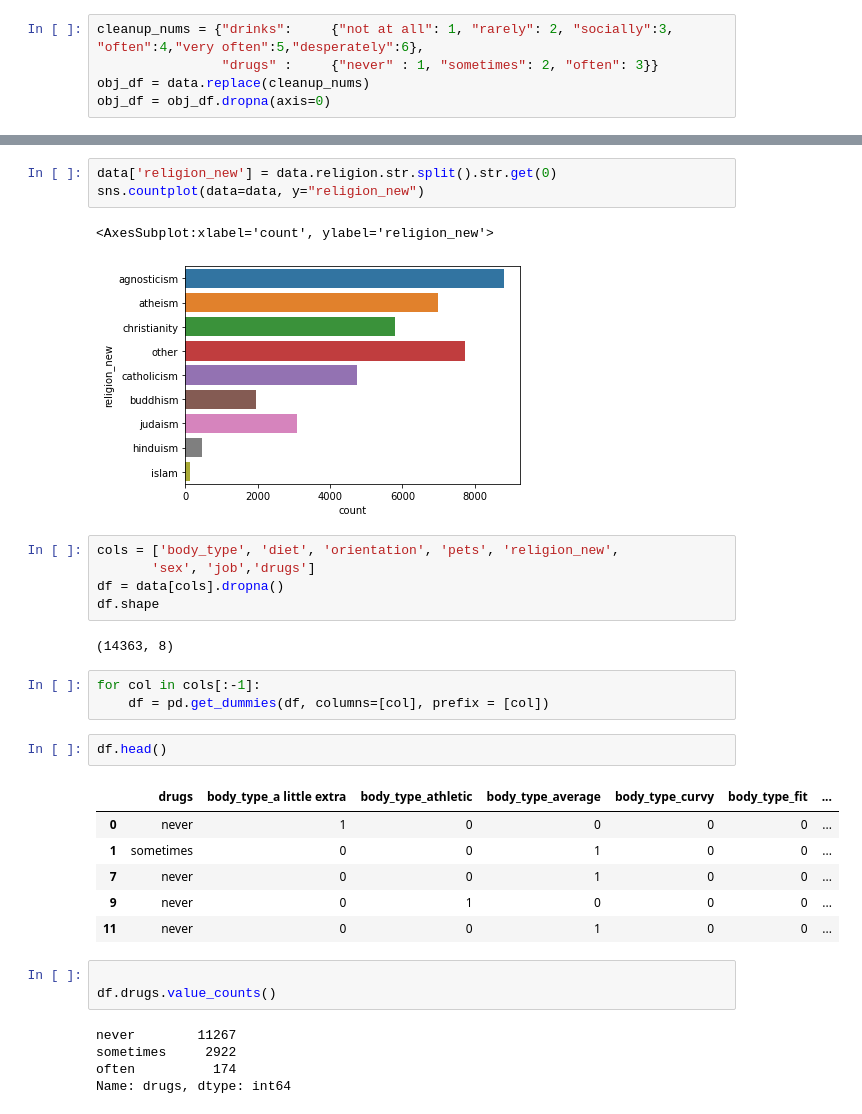
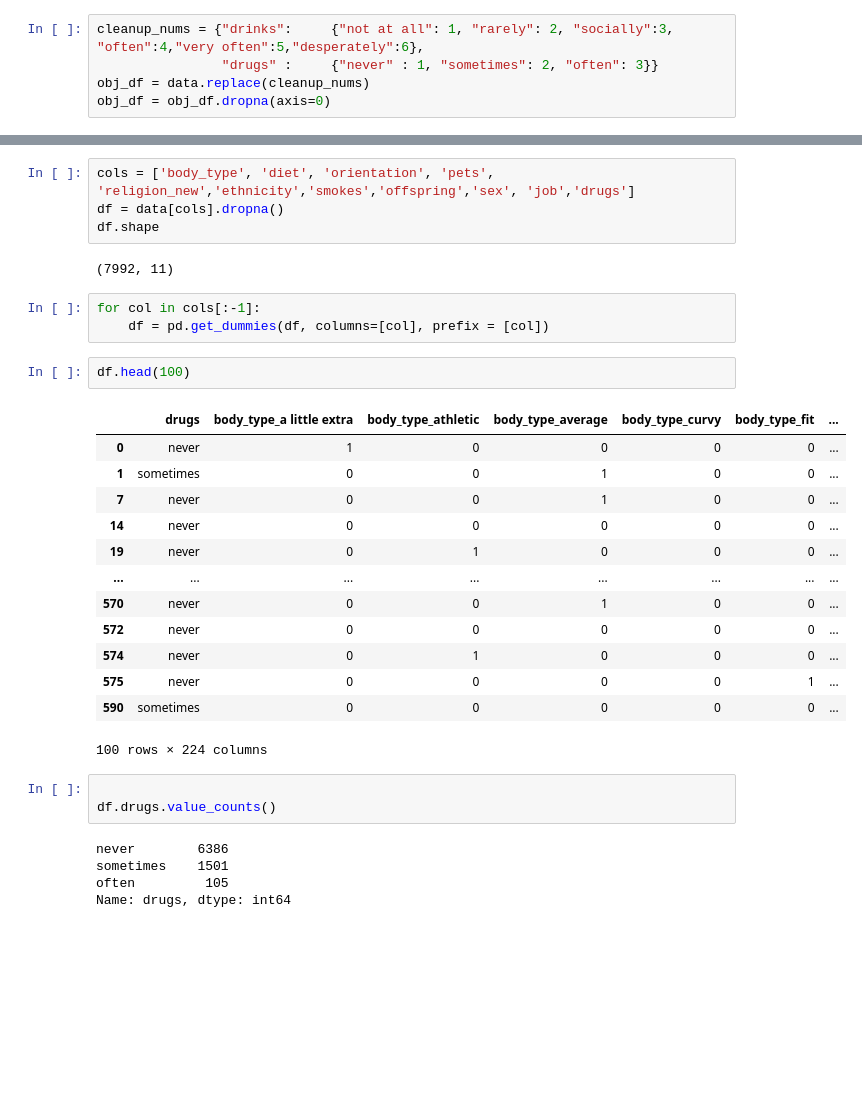
Before and after one commit to ClaudioLutz/okcupid-date-a-scientist-portfolio-project, a Jupyter notebook: date-a-scientist.ipynb, the cells around one changed output, grey strips where cells are left out. Drawn from its saved outputs; the diff is of its cells as text; blank space fills up the shorter version.

```diff
--- a/date-a-scientist.ipynb
+++ b/date-a-scientist.ipynb
@@ -127,35 +145,35 @@ Test Score: 0.10420103571333184
-# %%
-data['religion_new'] = data.religion.str.split().str.get(0)
-sns.countplot(data=data, y="religion_new")
-# %% [output]
-<AxesSubplot:xlabel='count', ylabel='religion_new'>
-[figure, removed]
 # %%
-cols = ['body_type', 'diet', 'orientation', 'pets', 'religion_new',
-       'sex', 'job','drugs']
+cols = ['body_type', 'diet', 'orientation', 'pets', 'religion_new','ethnicity','smokes','offspring','sex', 'job','drugs']
 df = data[cols].dropna()
 df.shape
 # %% [output]
-(14363, 8)
+(7992, 11)
 # %%
 for col in cols[:-1]:
     df = pd.get_dummies(df, columns=[col], prefix = [col])
 # %%
-df.head()
+df.head(100)
 # %% [output]
 |  | drugs | body_type_a little extra | body_type_athletic | body_type_average | body_type_curvy | body_type_fit | ... |
 | 0 | never | 1 | 0 | 0 | 0 | 0 | ... |
 | 1 | sometimes | 0 | 0 | 1 | 0 | 0 | ... |
 | 7 | never | 0 | 0 | 1 | 0 | 0 | ... |
-| 9 | never | 0 | 1 | 0 | 0 | 0 | ... |
-| 11 | never | 0 | 0 | 1 | 0 | 0 | ... |
+| 14 | never | 0 | 0 | 0 | 0 | 0 | ... |
+| 19 | never | 0 | 1 | 0 | 0 | 0 | ... |
+| ... | ... | ... | ... | ... | ... | ... | ... |
+| 570 | never | 0 | 0 | 1 | 0 | 0 | ... |
+| 572 | never | 0 | 0 | 0 | 0 | 0 | ... |
+| 574 | never | 0 | 1 | 0 | 0 | 0 | ... |
+| 575 | never | 0 | 0 | 0 | 0 | 1 | ... |
+| 590 | sometimes | 0 | 0 | 0 | 0 | 0 | ... |
+100 rows × 224 columns
 # %%
 
 df.drugs.value_counts()
 # %% [output]
-never        11267
-sometimes     2922
-often          174
+never        6386
+sometimes    1501
+often         105
 Name: drugs, dtype: int64
 # %%
 col_length = len(df.columns)
```
Also changed, not shown: parts of 20 cells of this notebook.
